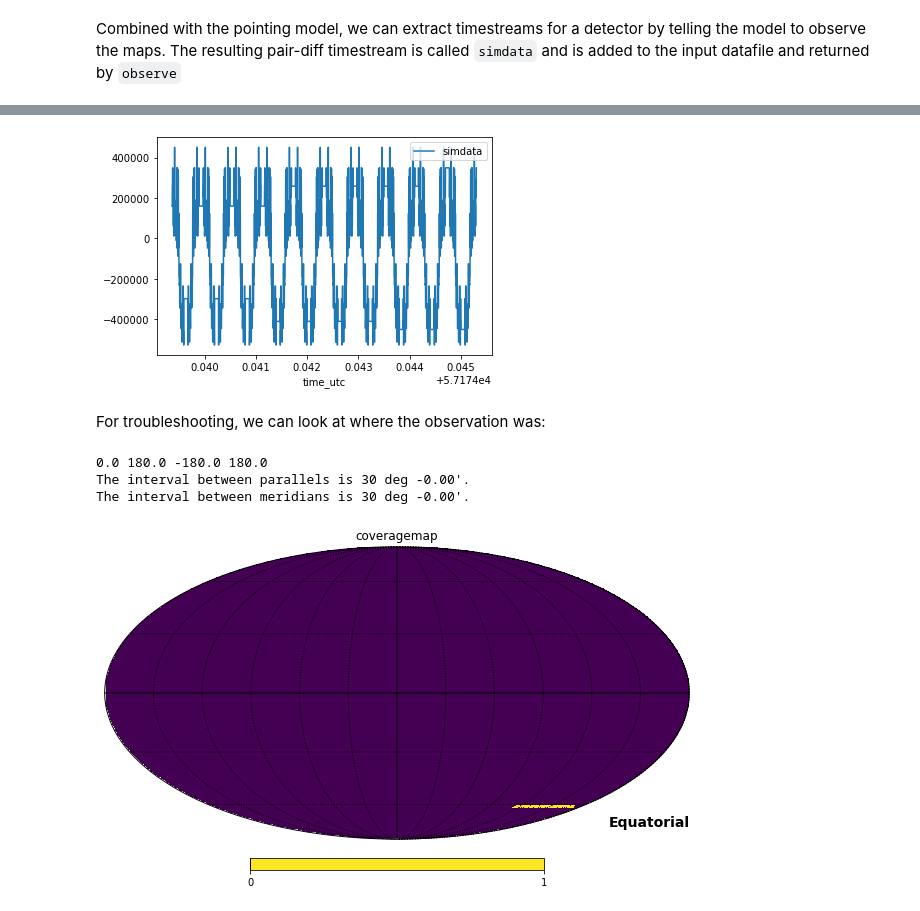
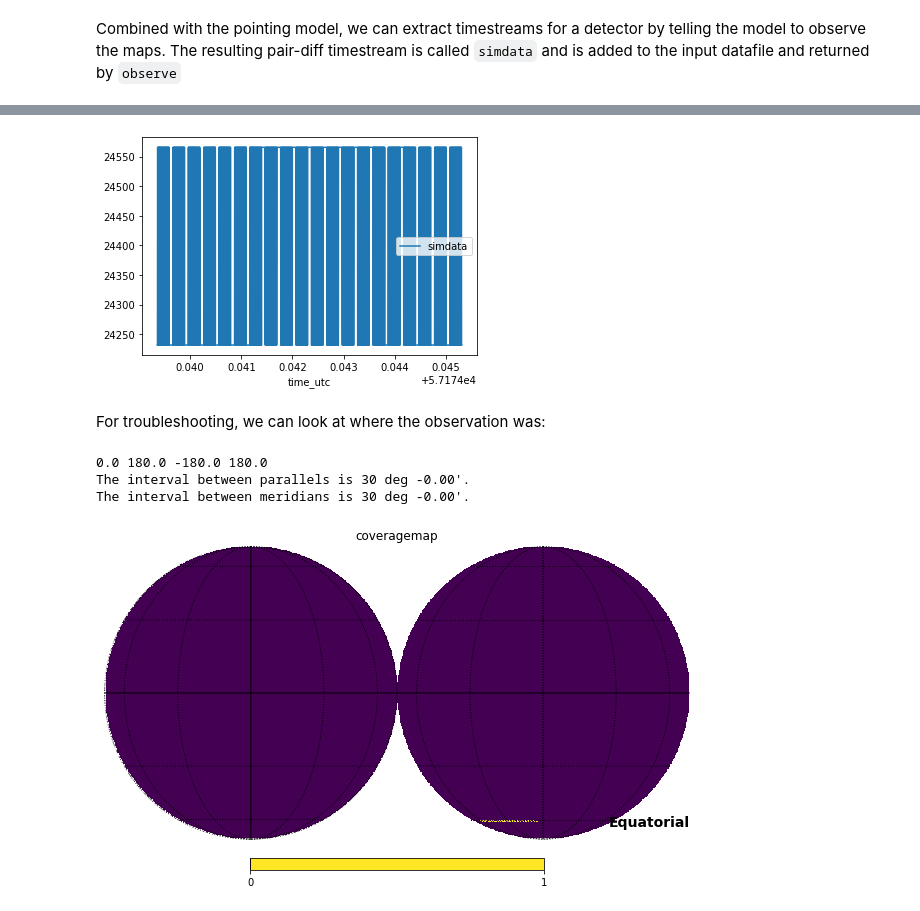
Before and after one commit to phys201/extended-beam-modeling, a Jupyter notebook: model_test.ipynb, the cells around one changed output, grey strips where cells are left out. Drawn from its saved outputs; the diff is of its cells as text; code cells hidden in the pictures.

```diff
--- a/model_test.ipynb
+++ b/model_test.ipynb
@@ -211,9 +212,9 @@ The interval between meridians is 30 deg -0.00'.
 Combined with the pointing model, we can extract timestreams for a detector by telling the model to observe the maps. The resulting pair-diff timestream is called `simdata` and is added to the input datafile and returned by `observe`
 # %%
 # Make an observation
-%time tod_out = model.observe(mainA=[1,0,0,1,1,1],\
-                             mainB=[1,5,0,1,1,1],\
-                             extended=[0.1,30,0,30,30,1],extendedopt="buddy")
+%time tod_out = model.observe(mainA=[1,0,0,1,1,0],\
+                             mainB=[1,5,0,1,1,0],\
+                             extended=[0.1,30,0,30,30,0],extendedopt="buddy")
 # Plot the data
 tod_out.plot(x='time_utc',y='simdata')
 print()
@@ -223,10 +224,10 @@ Wall time: 198 ms
-[figure, old version]
+[figure, new version]
 # %% [markdown]
 For troubleshooting, we can look at where the observation was:
 # %%
-model.plot("coveragemap")
+model.mapplot("coveragemap")
 # %% [output]
 0.0 180.0 -180.0 180.0
 The interval between parallels is 30 deg -0.00'.
 The interval between meridians is 30 deg -0.00'.
-[figure, old version]
+[figure, new version]
```
Also changed, not shown: parts of 5 cells of this notebook, 1 other file.
